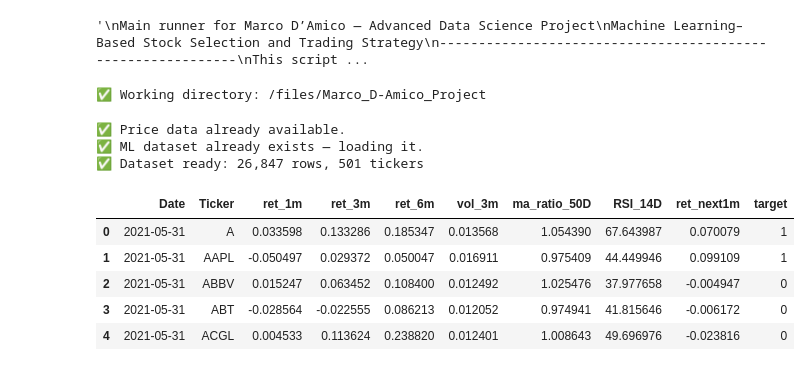
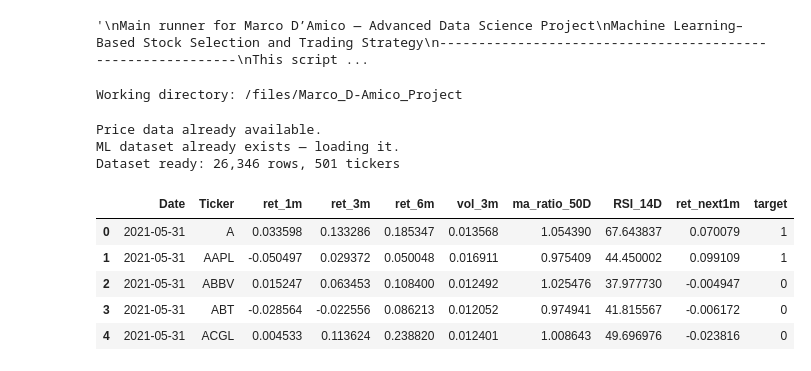
Before and after one commit to marcodamico03/Marco_D-Amico_Project, a Jupyter notebook: notebooks/MAIN.ipynb, the cells around one changed output. Drawn from its saved outputs; the diff is of its cells as text; code cells hidden in the pictures.

Commit message:
notebook with correct dataset

```diff
--- a/notebooks/MAIN.ipynb
+++ b/notebooks/MAIN.ipynb
@@ -22,9 +22,9 @@ import os, sys
 os.chdir("..")
 sys.path.append(os.getcwd())
 
-print("✅ Working directory:", os.getcwd())
+print("Working directory:", os.getcwd())
 # %% [output]
-✅ Working directory: /files/Marco_D-Amico_Project
+Working directory: /files/Marco_D-Amico_Project
 # %%
 # === IMPORTS ===
 
@@ -46,35 +46,35 @@ from report.plots import plot_equity, plot_underwater, plot_calibration
 # %%
 # === DATA PREPARATION ===
 
 # load/download raw prices
 if not os.path.exists("data/sp500_prices.csv"):
     print("Downloading price data...")
-    download_prices(period="5y")
+    download_prices(start="2020-11-01", end="2025-11-01")
 else:
     print("Price data already available.")
 
 # load/build ML dataset
 if not os.path.exists("data/ml_dataset.csv"):
     print("Building ML dataset...")
     df_ml = build_ml_dataset()
 else:
     print("ML dataset already exists — loading it.")
     df_ml = pd.read_csv("data/ml_dataset.csv", parse_dates=["Date"])
 
 # clean & sort dataset
 df_ml = df_ml.sort_values(["Date", "Ticker"])
 
 print(f"Dataset ready: {len(df_ml):,} rows, {df_ml['Ticker'].nunique()} tickers")
 display(df_ml.head())
 # %% [output]
-✅ Price data already available.
-✅ ML dataset already exists — loading it.
-✅ Dataset ready: 26,847 rows, 501 tickers
+Price data already available.
+ML dataset already exists — loading it.
+Dataset ready: 26,346 rows, 501 tickers
 |  | Date | Ticker | ret_1m | ret_3m | ret_6m | vol_3m | ma_ratio_50D | RSI_14D | ret_next1m | target |
-| 0 | 2021-05-31 | A | 0.033598 | 0.133286 | 0.185347 | 0.013568 | 1.054390 | 67.643987 | 0.070079 | 1 |
-| 1 | 2021-05-31 | AAPL | -0.050497 | 0.029372 | 0.050047 | 0.016911 | 0.975409 | 44.449946 | 0.099109 | 1 |
-| 2 | 2021-05-31 | ABBV | 0.015247 | 0.063452 | 0.108400 | 0.012492 | 1.025476 | 37.977658 | -0.004947 | 0 |
-| 3 | 2021-05-31 | ABT | -0.028564 | -0.022555 | 0.086213 | 0.012052 | 0.974941 | 41.815646 | -0.006172 | 0 |
+| 0 | 2021-05-31 | A | 0.033598 | 0.133286 | 0.185347 | 0.013568 | 1.054390 | 67.643837 | 0.070079 | 1 |
+| 1 | 2021-05-31 | AAPL | -0.050497 | 0.029372 | 0.050048 | 0.016911 | 0.975409 | 44.450002 | 0.099109 | 1 |
+| 2 | 2021-05-31 | ABBV | 0.015247 | 0.063453 | 0.108400 | 0.012492 | 1.025476 | 37.977730 | -0.004947 | 0 |
+| 3 | 2021-05-31 | ABT | -0.028564 | -0.022556 | 0.086213 | 0.012052 | 0.974941 | 41.815567 | -0.006172 | 0 |
 | 4 | 2021-05-31 | ACGL | 0.004533 | 0.113624 | 0.238820 | 0.012401 | 1.008643 | 49.696976 | -0.023816 | 0 |
 # %%
 # === TRAIN ALL MODELS ===
```
Also changed, not shown: parts of 6 cells of this notebook.
